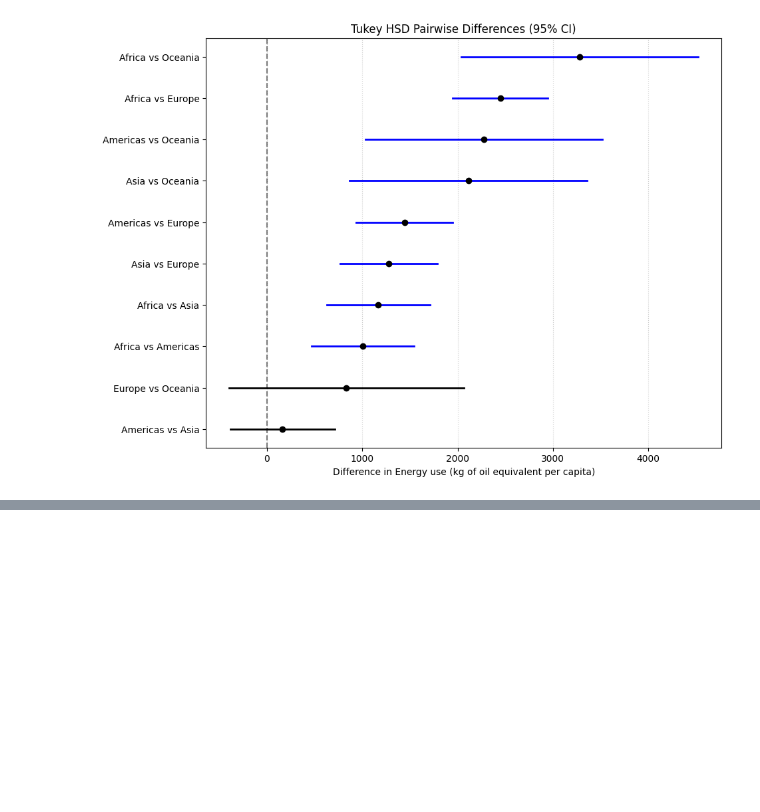
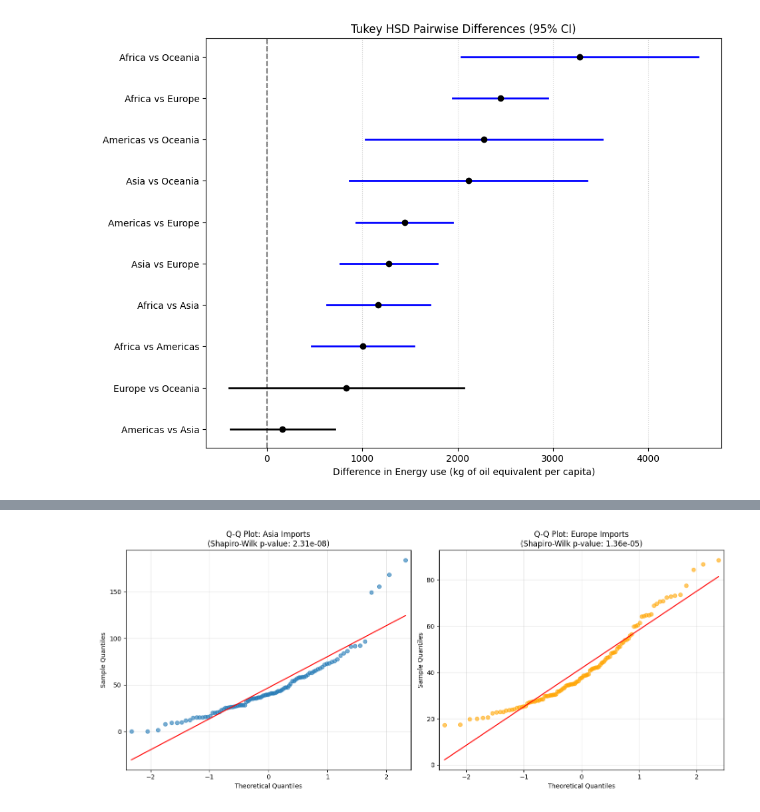
Before and after one commit to lmVl12/skill-assessments, a Jupyter notebook: Python for Data Science/gapminder_analysis.ipynb, the cells around one changed output, grey strips where cells are left out. Saved outputs shown, nothing was run; the diff lists cells and outputs as text; code cells hidden in the pictures; blank space fills up the shorter version.

Commit message:
feat(py4ds): add Shapiro-Wilk test and Q-Q plot

```diff
--- a/Python for Data Science/gapminder_analysis.ipynb
+++ b/Python for Data Science/gapminder_analysis.ipynb
@@ -132,0 +135,25 @@ Americas  Oceania  2276.694    0.0 1031.9249  3521.463   True
+# %%
+from scipy.stats import shapiro
+
+# Filter data for Asia and Europe after 1990
+df_asia_europe = df[(df['Year'] > 1990) & (df['continent'].isin(['Asia', 'Europe']))].copy()
+
+# Separate data by continent
+asia_imports = df_asia_europe[df_asia_europe['continent'] == 'Asia']['Imports of goods and services (% of GDP)'].dropna()
+europe_imports = df_asia_europe[df_asia_europe['continent'] == 'Europe']['Imports of goods and services (% of GDP)'].dropna()
+
+# Perform Shapiro-Wilk test for each continent
+
+stat_asia, p_asia = shapiro(asia_imports)
+stat_europe, p_europe = shapiro(europe_imports)
+
+print("Shapiro-Wilk Normality Test Results:")
+print(f"\nAsia:")
+print(f"  Test statistic: {stat_asia:.6f}")
+print(f"  p-value: {p_asia:.6e}")
+print(f"  Normal: {'Yes' if p_asia > 0.05 else 'No'}")
+
+print(f"\nEurope:")
+print(f"  Test statistic: {stat_europe:.6f}")
+print(f"  p-value: {p_europe:.6e}")
+print(f"  Normal: {'Yes' if p_europe > 0.05 else 'No'}")
@@ -132,0 +172,22 @@ Americas  Oceania  2276.694    0.0 1031.9249  3521.463   True
+# %%
+import statsmodels.api as sm
+p_asia = stats.shapiro(asia_imports.dropna())[1]
+p_europe = stats.shapiro(europe_imports.dropna())[1]
+
+fig, axes = plt.subplots(1, 2, figsize=(14, 6))
+
+sm.qqplot(asia_imports.dropna(), line='s', ax=axes[0], alpha=0.6)
+axes[0].set_title(f'Q-Q Plot: Asia Imports\n(Shapiro-Wilk p-value: {p_asia:.2e})')
+axes[0].grid(alpha=0.3)
+
+sm.qqplot(europe_imports.dropna(), line='s', ax=axes[1], alpha=0.6)
+axes[1].get_lines()[0].set_markerfacecolor('orange')
+axes[1].get_lines()[0].set_markeredgecolor('orange')
+
+axes[1].set_title(f'Q-Q Plot: Europe Imports\n(Shapiro-Wilk p-value: {p_europe:.2e})')
+axes[1].grid(alpha=0.3)
+
+plt.tight_layout()
+plt.show()
+# %% [output]
+[figure, added]
```
Also changed, not shown: parts of 2 cells of this notebook.
